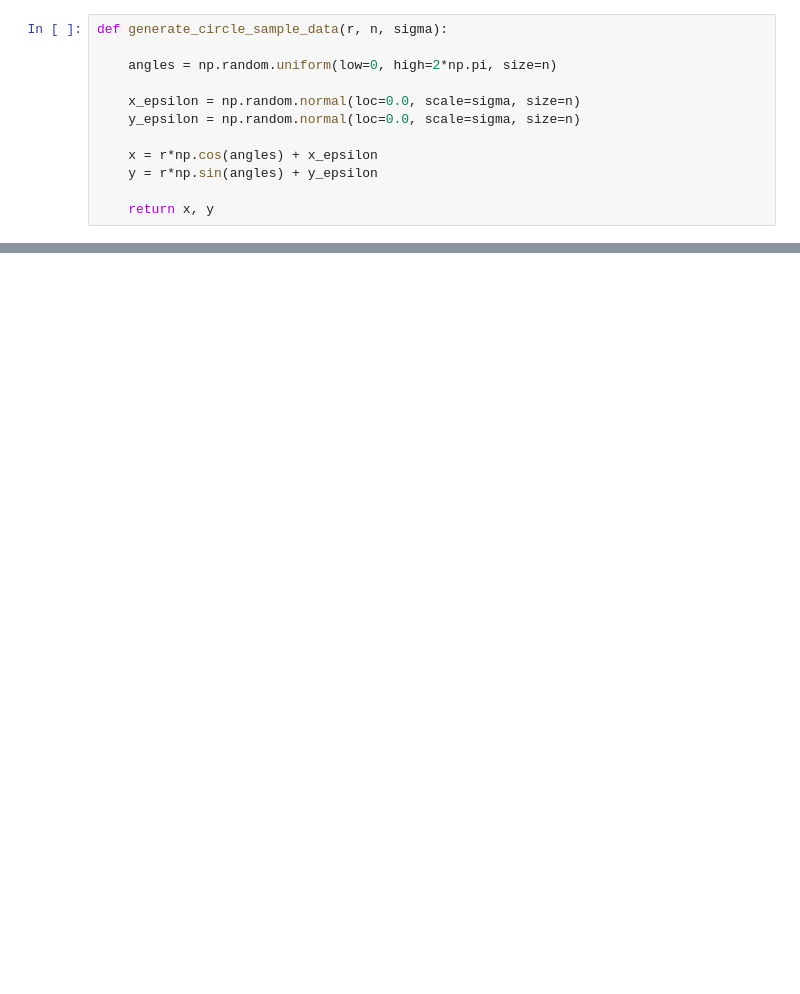
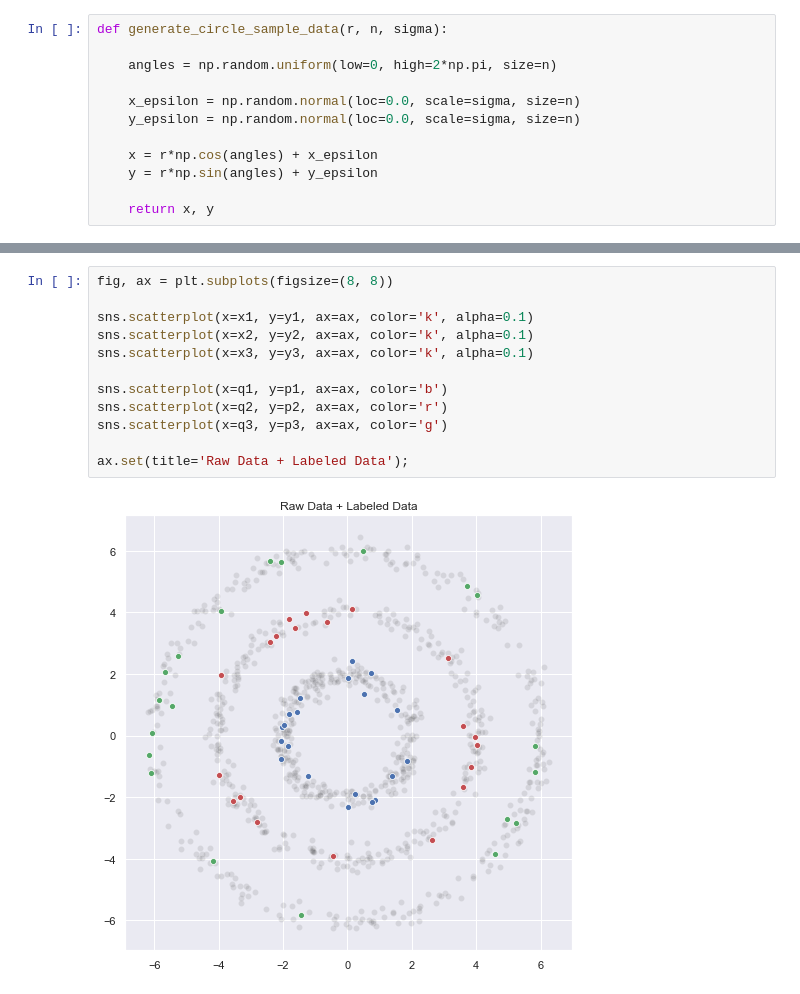
Before and after one commit to juanitorduz/math_deep_learning_summer_school19, a Jupyter notebook: experiments/semi_supervised_clustering.ipynb, the cells around one changed output, grey strips where cells are left out. Drawn from its saved outputs; the diff is of its cells as text; blank space fills up the shorter version.

```diff
--- a/experiments/semi_supervised_clustering.ipynb
+++ b/experiments/semi_supervised_clustering.ipynb
@@ -90,0 +243,14 @@ ax.set(title='Graph Laplacian');
+# %%
+fig, ax = plt.subplots(figsize=(8, 8))
+
+sns.scatterplot(x=x1, y=y1, ax=ax, color='k', alpha=0.1)
+sns.scatterplot(x=x2, y=y2, ax=ax, color='k', alpha=0.1)
+sns.scatterplot(x=x3, y=y3, ax=ax, color='k', alpha=0.1)
+
+sns.scatterplot(x=q1, y=p1, ax=ax, color='b')
+sns.scatterplot(x=q2, y=p2, ax=ax, color='r')
+sns.scatterplot(x=q3, y=p3, ax=ax, color='g')
+
+ax.set(title='Raw Data + Labeled Data');
+# %% [output]
+[figure, added]
```
Also changed, not shown: parts of 36 cells of this notebook.
